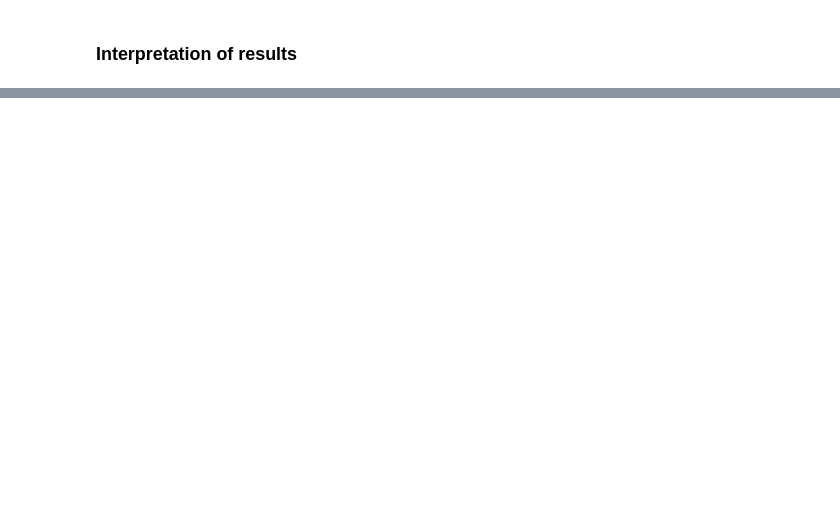
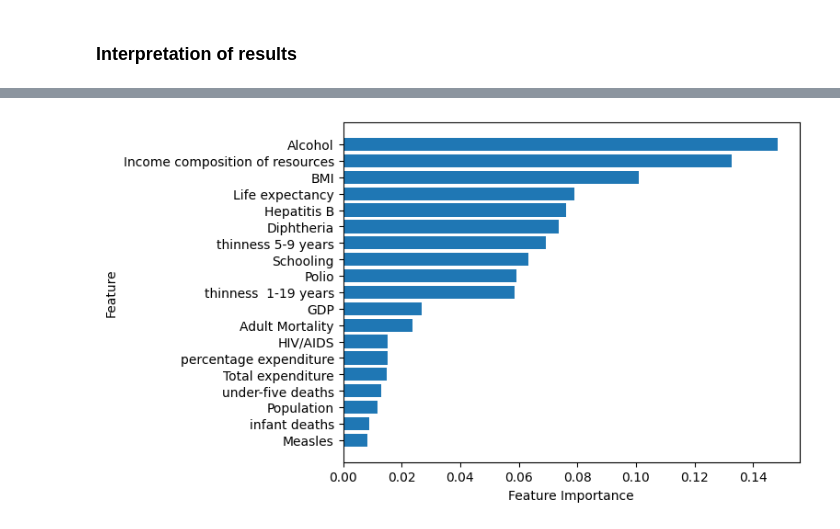
Before and after one commit to Pippeloo/DataScience-Paper, a Jupyter notebook: P2-Deliverable/K-MeanClustering/K-MeanClustering.ipynb, the cells around one changed output, grey strips where cells are left out. Cells and saved outputs as stored; diff of their text form; code cells hidden in the pictures; blank space fills up the shorter version.

```diff
--- a/P2-Deliverable/K-MeanClustering/K-MeanClustering.ipynb
+++ b/P2-Deliverable/K-MeanClustering/K-MeanClustering.ipynb
@@ -158,0 +218,27 @@ plt.show()
+# %%
+from sklearn.ensemble import RandomForestClassifier
+from sklearn.datasets import load_iris
+import matplotlib.pyplot as plt
+
+X = df_scaled.iloc[:, :-1]
+y = df_scaled.iloc[:, -1]
+
+# Use RandomForestClassifier to check the feature importances predicting clusters
+rf_model = RandomForestClassifier(n_estimators=100, random_state=42)
+
+# Train model
+rf_model.fit(X, y)
+
+# Check feature importance
+feature_importance = rf_model.feature_importances_
+sorted_idx = feature_importance.argsort()
+
+# Visualize
+n_features = len(X.columns)
+plt.barh(range(n_features), feature_importance[sorted_idx], align='center')
+plt.yticks(range(n_features), X.columns[sorted_idx])
+plt.xlabel('Feature Importance')
+plt.ylabel('Feature')
+plt.show()
+# %% [output]
+[figure, added]
```
Also changed, not shown: parts of 23 cells of this notebook.
